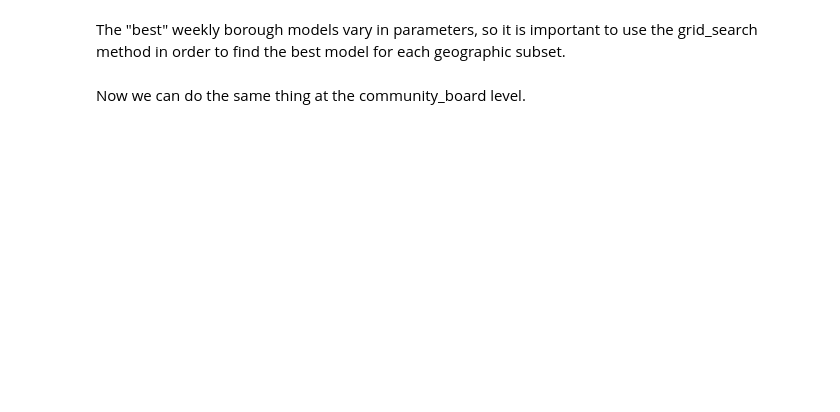
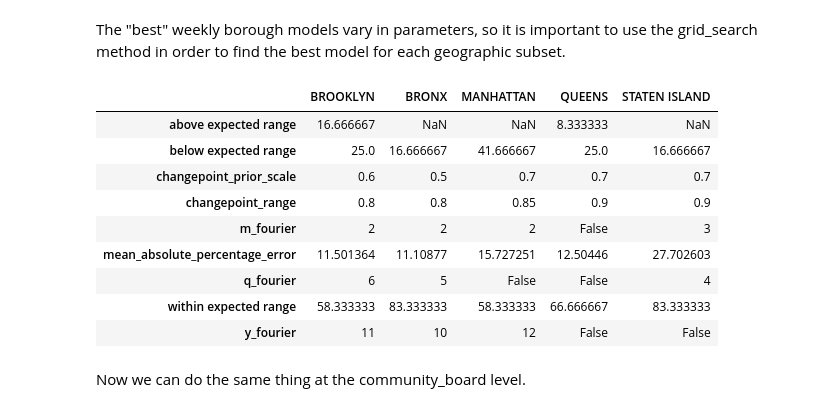
Before and after one commit to claireboyd/predicting_rats_nyc, a Jupyter notebook: prophet_anex_session.ipynb, the cells around one changed output. Saved outputs shown, nothing was run; the diff lists cells and outputs as text; code cells hidden in the pictures; blank space fills up the shorter version.

```diff
--- a/prophet_anex_session.ipynb
+++ b/prophet_anex_session.ipynb
@@ -1278,7 +1431,18 @@ borough_params = get_best_models_by(aggregation_level='borough',
 # %% [markdown]
 The "best" weekly borough models vary in parameters, so it is important to use the grid_search method in order to find the best model for each geographic subset.
 # %%
-borough_params
+pd.DataFrame(borough_params)
+# %% [output]
+|  | BROOKLYN | BRONX | MANHATTAN | QUEENS | STATEN ISLAND |
+| above expected range | 16.666667 | NaN | NaN | 8.333333 | NaN |
+| below expected range | 25.0 | 16.666667 | 41.666667 | 25.0 | 16.666667 |
+| changepoint_prior_scale | 0.6 | 0.5 | 0.7 | 0.7 | 0.7 |
+| changepoint_range | 0.8 | 0.8 | 0.85 | 0.9 | 0.9 |
+| m_fourier | 2 | 2 | 2 | False | 3 |
+| mean_absolute_percentage_error | 11.501364 | 11.10877 | 15.727251 | 12.50446 | 27.702603 |
+| q_fourier | 6 | 5 | False | False | 4 |
+| within expected range | 58.333333 | 83.333333 | 58.333333 | 66.666667 | 83.333333 |
+| y_fourier | 11 | 10 | 12 | False | False |
 # %% [markdown]
 Now we can do the same thing at the community_board level.
 # %%
```
Also changed, not shown: parts of 51 cells of this notebook, 3 other files.
